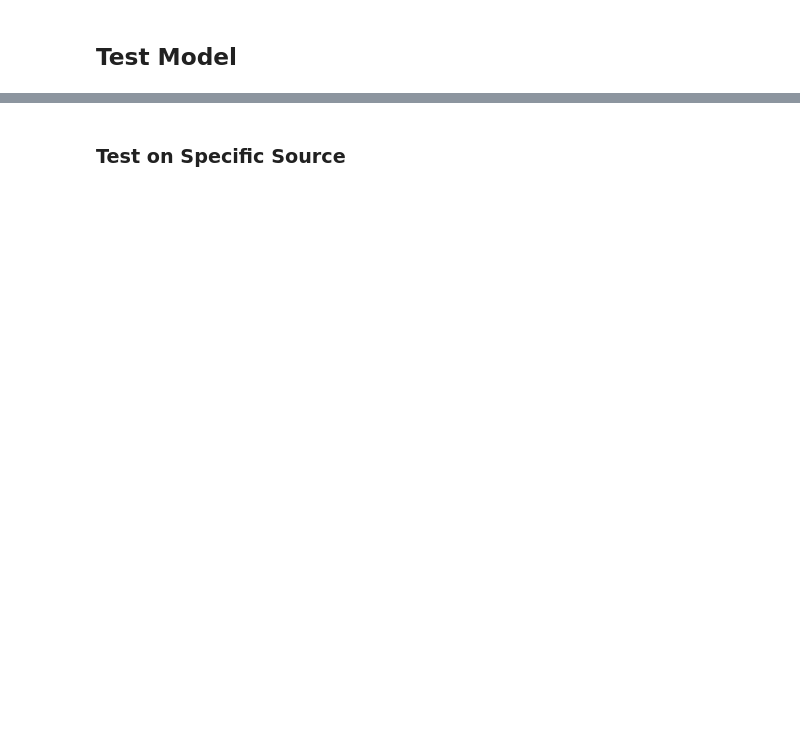
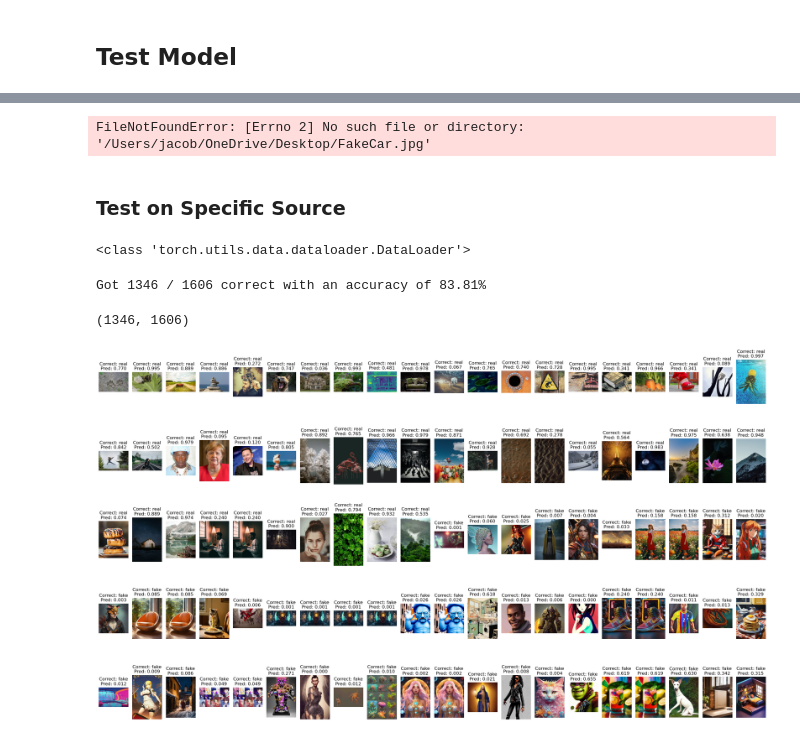
Before and after one commit to JacobHeldt/SyntheticEye, a Jupyter notebook: notebooks/argus.ipynb, the cells around one changed output, grey strips where cells are left out. Saved outputs shown, nothing was run; the diff lists cells and outputs as text; code cells hidden in the pictures; blank space fills up the shorter version.

Commit message:
Prepare Argus3_0

```diff
--- a/notebooks/argus.ipynb
+++ b/notebooks/argus.ipynb
@@ -204,3 +290,6 @@ std = [0.245, 0.223, 0.220]
+# %%
+mean = [0.4709, 0.4373, 0.3948]
+std = [0.2306, 0.2249, 0.2179]
 # %% [markdown]
 ### Define Image Transformations
 Utilize data augmentation
@@ -239,16 +328,18 @@ class TorchvisionBridge:
 
 # Albumentations transformations
 train_transform = A.Compose([
-    A.HorizontalFlip(p=0.5),
-    A.RandomBrightnessContrast(brightness_limit=0.1, contrast_limit=0.1, p=0.3),
-    A.Rotate(limit=15, p=0.5),
+    A.HorizontalFlip(p=0.4),
+    A.RandomBrightnessContrast(brightness_limit=0.06, contrast_limit=0.06, p=0.3),
+    A.Rotate(limit=5, p=0.4),
     A.PixelDropout(dropout_prob=0.015, p=0.3),
     A.Normalize(mean=mean, std=std),
 ])
 # Torchvision transformations
 train_torchvision_transform = transforms.Compose([
-    transforms.RandomAffine(degrees=8, translate=(0.08, 0.08)),
-    transforms.Resize((224, 224))
+    transforms.RandomApply([
+        transforms.RandomAffine(degrees=8, translate=(0.10, 0.10))
+    ], p=0.5),
+    transforms.Resize((256, 256))
 ])
 
 # Test Transformations
@@ -260,12 +351,12 @@ test_transform = A.Compose([
 
 # Torchvision transformations
 test_torchvision_transform = transforms.Compose([
-    transforms.Resize((224, 224))
+    transforms.Resize((256, 256))
 ])
 
 # This is used when testing the model on a specific source
 test_augmentation = A.Compose([
-    A.Resize(224, 224),
+    A.Resize(256, 256),
     A.Normalize(mean=mean, std=std)
 ])
 # %%
@@ -478,14 +820,14 @@ writer.close()
 # %% [markdown]
 ## Test Model
 # %%
-model = AdjustedResCNN().to(device)
+model = NewArgusNet().to(device)
 
 # Create a dummy input and perform a forward pass to create the fc1 layer
 sample_input = torch.randn(1, 3, 224, 224).to(device)
 model(sample_input)
 
 # Specify path to the trained model weights
-model_path = "/Users/jacob/OneDrive/Desktop/SyntheticEyeLocal/StateDicts/Argus/Argus2Beta/ar2_5_epoch_3_correct229925.pth"
+model_path = "C:\\Users\\jacob\\OneDrive\\Desktop\\SyntheticEye\\SyntheticEyeLocal\\StateDicts\\Argus\\Argus2Beta\\ar2_8_no_transfer_epoch_30_correct265582.pth"
 
 # Load trained weights into the model
 model.load_state_dict(torch.load(model_path))
@@ -496,7 +842,7 @@ check_accuracy(test_loader, model, device)
 # %%
 from helper_functions import predict_single_image
 # %%
-img_path = "/Users/jacob/OneDrive/Desktop/ai.jpg"
+img_path = "/Users/jacob/OneDrive/Desktop/FakeCar.jpg"
 predicted_label = predict_single_image(
     img_path,
     model,
@@ -504,15 +850,18 @@ predicted_label = predict_single_image(
     AlbumentationsTransform(test_augmentation)
 )
 print(f"Predicted probability for image: {predicted_label}")
+# %% [output]
+FileNotFoundError: [Errno 2] No such file or directory: '/Users/jacob/OneDrive/Desktop/FakeCar.jpg'
 # %% [markdown]
 ### Test on Specific Source
 # %%
 # Load the new dataset
-new_root_directory = "/Users/jacob/OneDrive/CraiyonEval"
+new_root_directory = "C:\\Users\\jacob\\OneDrive\\Dalle3Eval"
 
 new_full_dataset = datasets.ImageFolder(root=new_root_directory)
 
 # Apply data augmentation and images transformations
+
 new_test_dataset = CustomDataset(
     new_full_dataset,
     albumentations_transform=test_augmentation
@@ -523,3 +872,30 @@ new_test_loader = DataLoader(new_test_dataset, batch_size=batch_size, shuffle=Fa
 
 # Evaluate accuracy on new dataset
 check_accuracy(new_test_loader, model, device)
+# %% [output]
+<class 'torch.utils.data.dataloader.DataLoader'>
+Got 1346 / 1606 correct with an accuracy of 83.81%
+(1346, 1606)
+# %%
+def single_image_transforms():
+    """
+    Combine torchvision and albumentations transforms for an individual image
+    """
+
+    tv_transform = tv_transform = TorchvisionBridge(torchvision.transforms.Compose([torchvision.transforms.Resize((224, 224))]))
+    alb_transform = AlbumentationsTransform(test_augmentation)
+
+    # Apply both transformations to the given image
+    def combined_transforms(img):
+        img = tv_transform(img)
+        return alb_transform(img)
+
+    return combined_transforms
+# %%
+# Import function for displaying predictions on multiple images
+from helper_functions import display_folder_images
+# Load combined transformations and display images with their predicted probabilities
+combined_transforms = single_image_transforms()
+display_folder_images("/Users/jacob/OneDrive/ArgusMultipleEval", model, combined_transforms)
+# %% [output]
+[figure, added]
```
Also changed, not shown: parts of 14 cells of this notebook, 11 other files.
